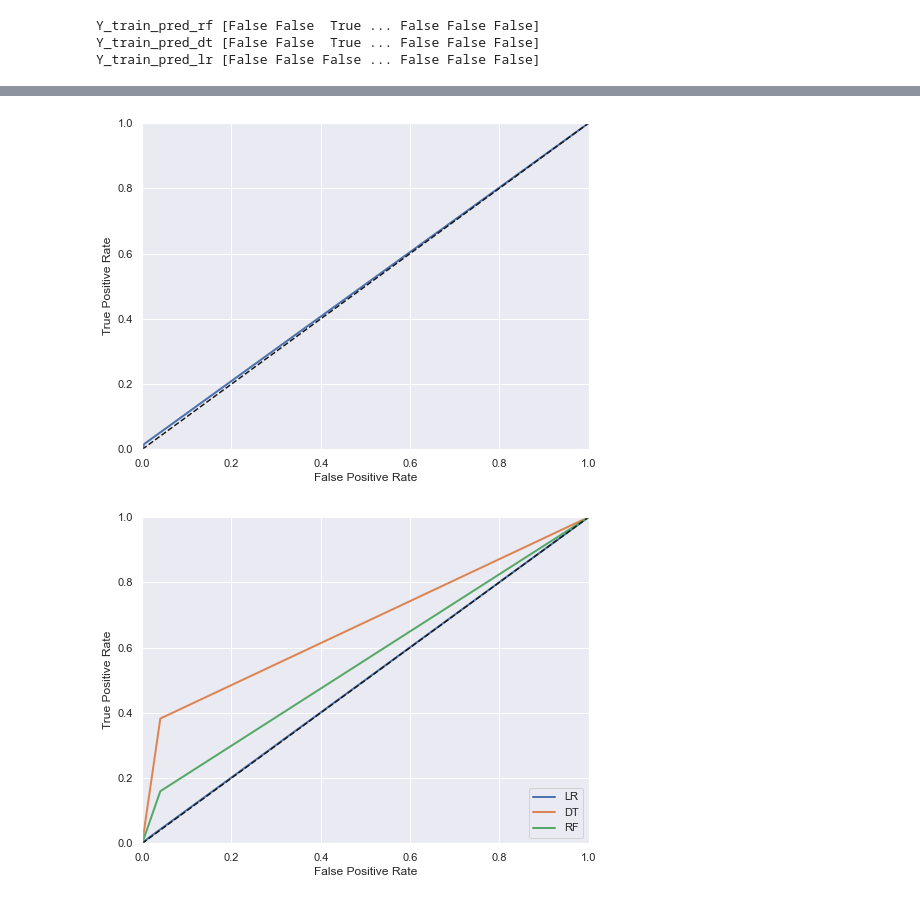
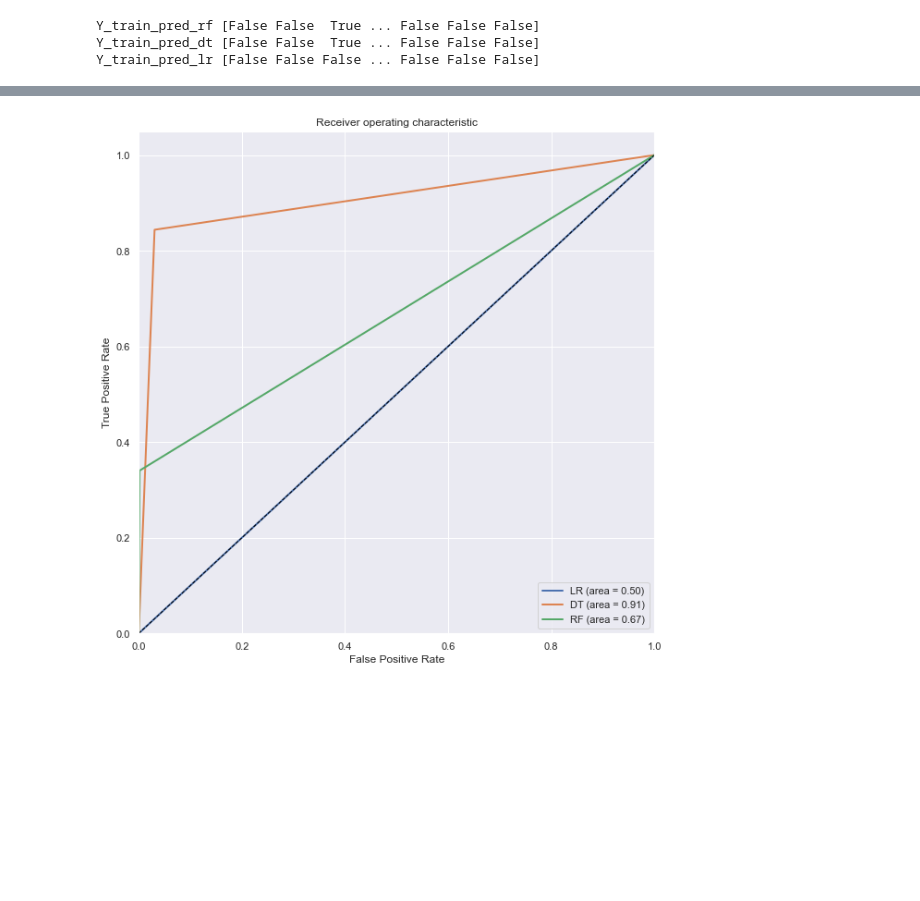
Before and after one commit to ramdaniAli/IA_PROJECT, a Jupyter notebook: project_test.ipynb, the cells around one changed output, grey strips where cells are left out. Cells and saved outputs as stored; diff of their text form; code cells hidden in the pictures; blank space fills up the shorter version.

Commit message:
roc curve

```diff
--- a/project_test.ipynb
+++ b/project_test.ipynb
@@ -921,43 +891,40 @@ plt.show()
-# %%
-from sklearn.metrics import roc_curve
-
-fpr, tpr, thresholds = roc_curve((Y_train == 1), Y_train_pred_lr)
-
-
-def plot_roc_curve(fpr, tpr, label=None):
-    plt.plot(fpr, tpr, linewidth=2, label=label)
-    plt.plot([0, 1], [0, 1], 'k--')
-    plt.axis([0, 1, 0, 1])
-    plt.xlabel('False Positive Rate')
-    plt.ylabel('True Positive Rate')
-
-
-plt.figure(figsize=(8, 6))
-plot_roc_curve(fpr, tpr)
-
-plt.show()
-# %% [output]
-[figure, removed]
 # %%
-from sklearn.metrics import roc_curve
+from sklearn.metrics import roc_curve, auc
 
 
-fpr_lr, tpr_lr, thresholds_lr = roc_curve((Y_train == 1), Y_train_pred_lr)
-fpr_dt, tpr_dt, thresholds_dt = roc_curve((Y_train == 1), Y_train_pred_dt)
-fpr_lr, tpr_rf, thresholds_rf = roc_curve((Y_train == 1), Y_train_pred_rf)
+def roc_curve_lr():
+    fpr, tpr, thresholds = roc_curve(Y_train, Y_train_pred_lr)
+    return fpr, tpr, thresholds
 
 
-def plot_roc_curve(label=None):
-    plt.plot(fpr_lr, tpr_lr, linewidth=2, label="LR")
-    plt.plot(fpr_dt, tpr_dt, linewidth=2, label="DT")
-    plt.plot(fpr_dt, tpr_rf, linewidth=2, label="RF")
-    plt.plot([0, 1], [0, 1], 'k--')
-    plt.axis([0, 1, 0, 1])
-    plt.xlabel('False Positive Rate')
-    plt.ylabel('True Positive Rate')
+def roc_curve_dt():
+    fpr, tpr, thresholds = roc_curve(Y_train, Y_train_pred_dt)
+    return fpr, tpr, thresholds
+
+
+def roc_curve_rf():
+    fpr, tpr, thresholds = roc_curve(Y_train, Y_train_pred_rf)
+    return fpr, tpr, thresholds
+
+
+def plot_roc_curve():
+    a, b, c = roc_curve_lr()
+    d, e, f = roc_curve_dt()
+    j, h, k = roc_curve_rf()
+    plt.figure(figsize=(10, 10))
+    plt.plot(a, b, linewidth=2, label="LR (area = %0.2f)" % auc(a, b))
+    plt.plot(d, e, linewidth=2, label="DT (area = %0.2f)" % auc(d, e))
+    plt.plot(j, h, linewidth=2, label="RF (area = %0.2f)" % auc(j, h))
+    plt.plot([0, 1], [0, 1], linewidth=1, linestyle='--' , color="black")
+    plt.xlim([0.0, 1.0])
+    plt.ylim([0.0, 1.05])
+    plt.xlabel("False Positive Rate")
+    plt.ylabel("True Positive Rate")
+    plt.title("Receiver operating characteristic")
     plt.legend(loc="lower right")
+    plt.show()
 
-plt.figure(figsize=(8, 6))
+
 plot_roc_curve()
 # %% [output]
-[figure, old version]
+[figure, new version]
```
Also changed, not shown: parts of 25 cells of this notebook.
